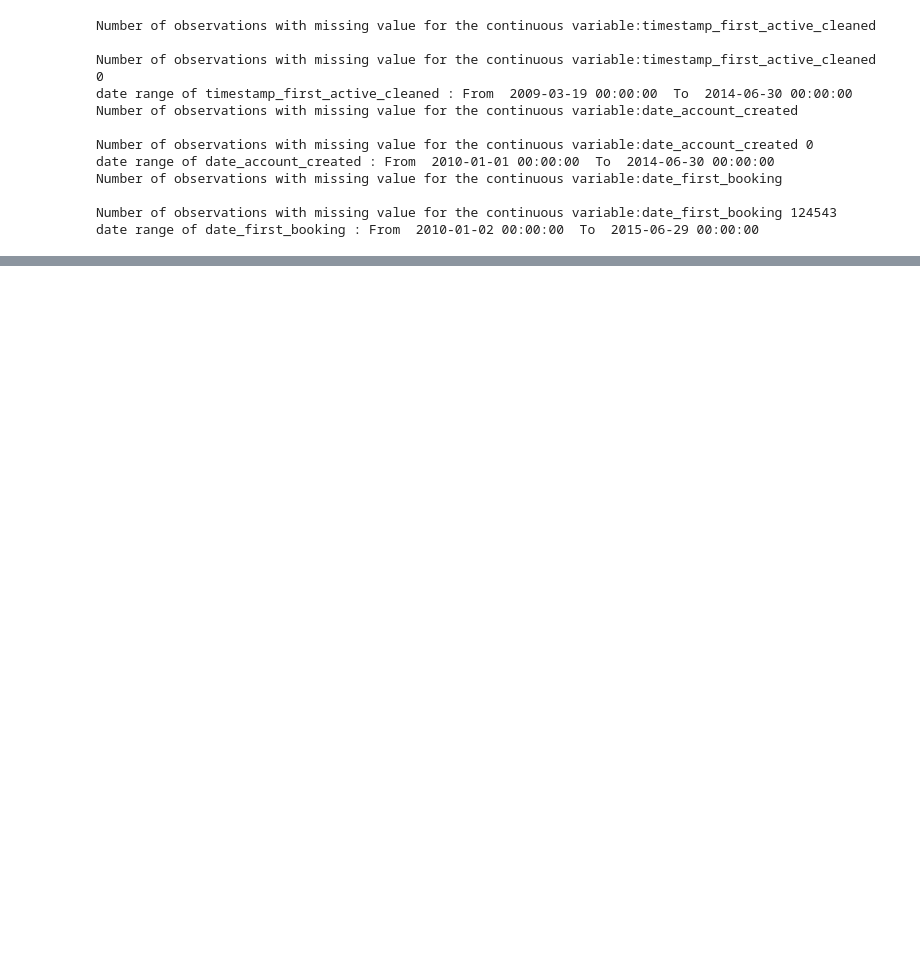
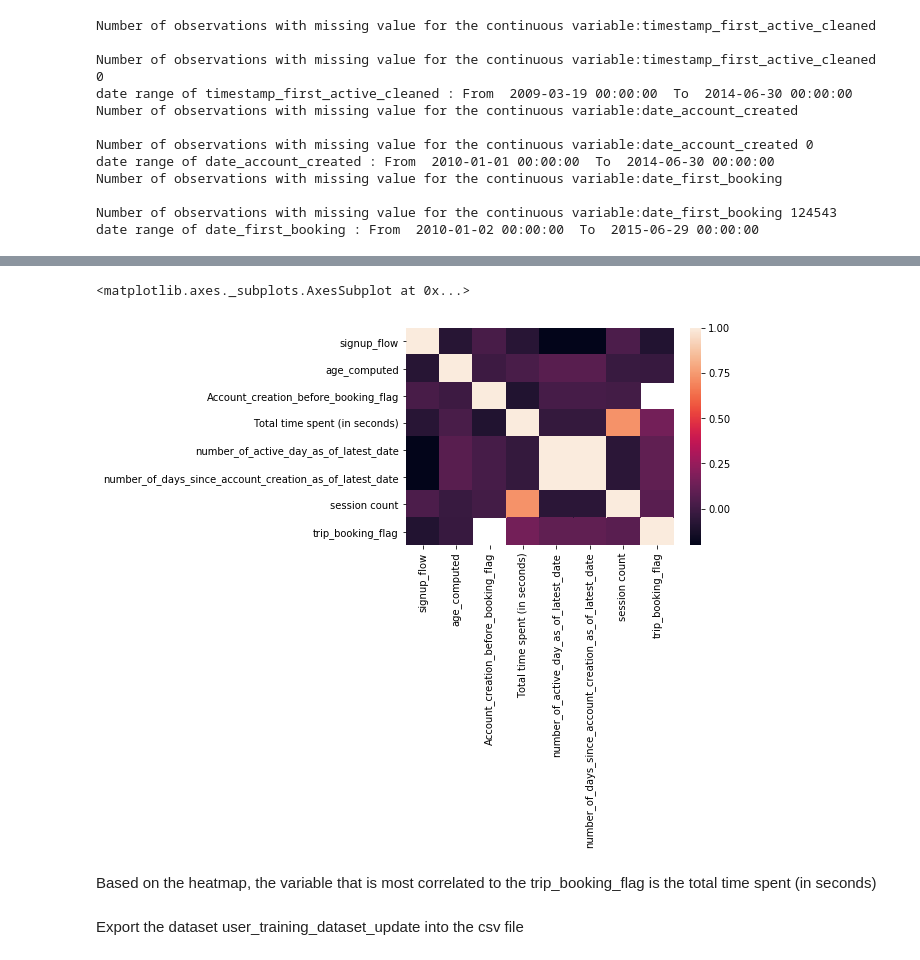
Before and after one commit to yukaabe/Springboard-datasciencebootcamp-repo, a Jupyter notebook: Airbnb Data Exploratory Analysis Script.ipynb, the cells around one changed output, grey strips where cells are left out. Saved outputs shown, nothing was run; the diff lists cells and outputs as text; code cells hidden in the pictures; blank space fills up the shorter version.

```diff
--- a/Airbnb Data Exploratory Analysis Script.ipynb
+++ b/Airbnb Data Exploratory Analysis Script.ipynb
@@ -376,0 +504,2 @@ date range of date_first_booking : From  2010-01-02 00:00:00  To  2015-06-29 00:
+# %%
+user_training_dataset_update=user_training_dataset[['id', 'gender', 'signup_method', 'signup_flow', 'language', 'affiliate_channel', 'affiliate_provider', 'first_affiliate_tracked','signup_app', 'first_device_type', 'first_browser', 'country_destination','age_computed',   'Account_creation_before_booking_flag', 'Total time spent (in seconds)', 'number_of_active_day_as_of_latest_date','number_of_days_since_account_creation_as_of_latest_date', 'session count', 'trip_booking_flag']]
@@ -376,0 +544,11 @@ date range of date_first_booking : From  2010-01-02 00:00:00  To  2015-06-29 00:
+# %%
+correlation_user_training_dataset=user_training_dataset_update.corr()
+# %%
+sns.heatmap(correlation_user_training_dataset)
+# %% [output]
+<matplotlib.axes._subplots.AxesSubplot at 0x...>
+[figure, added]
+# %% [markdown]
+Based on the heatmap, the variable that is most correlated to the trip_booking_flag is the total time spent (in seconds)
+# %% [markdown]
+Export the dataset user_training_dataset_update into the csv file
```
Also changed, not shown: parts of 36 cells of this notebook, 2 other files.
